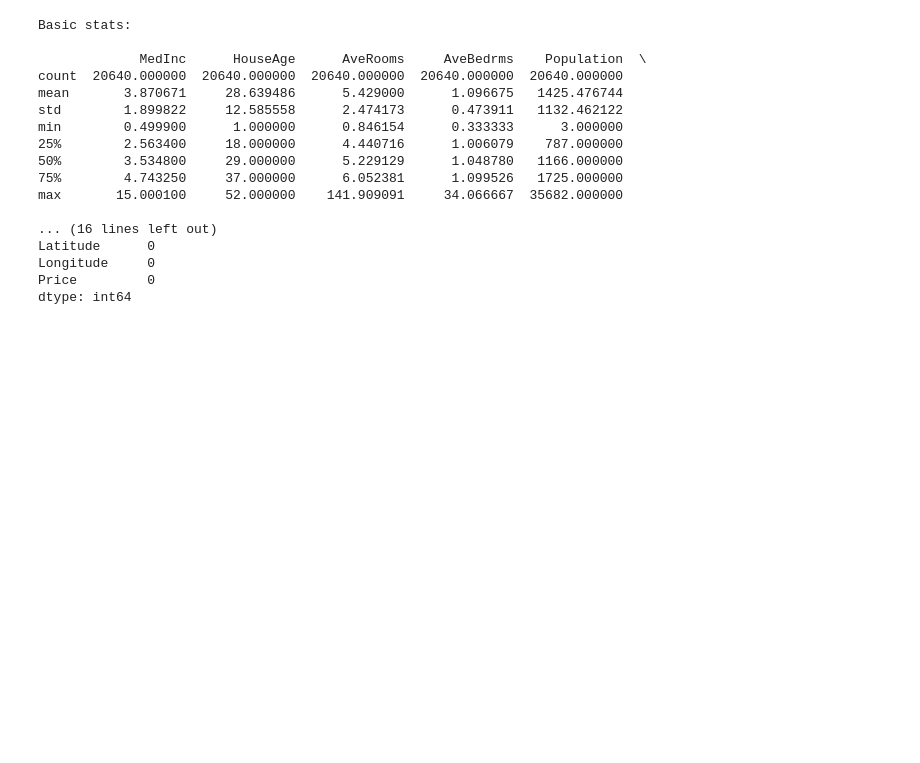
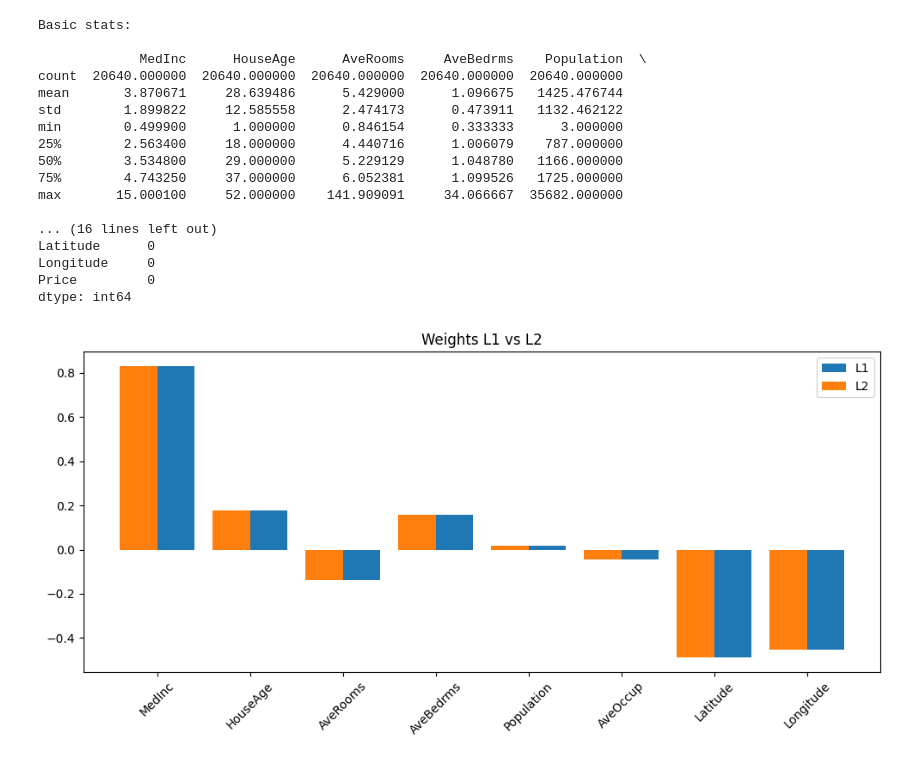
Before and after one commit to saaadil/Spider_ML_Task_0, a Jupyter notebook: Linear_Regression.ipynb, the cells around one changed output. Cells and saved outputs as stored; diff of their text form; code cells hidden in the pictures; blank space fills up the shorter version.

Commit message:
weights l1 vs l2 plot

```diff
--- a/Linear_Regression.ipynb
+++ b/Linear_Regression.ipynb
@@ -101,3 +101,17 @@ epochs=1000
 
 w1,b1,loss1=gradient_descent(X_train, y_train, alpha, lambdax, epochs, mode='l1')
 w2,b2,loss2=gradient_descent(X_train, y_train, alpha, lambdax, epochs, mode='l2')
+# %%
+features=data.feature_names
+x_pos=np.arange(len(features))
+
+plt.figure(figsize=(10,5))
+plt.bar(x_pos+0.2, w1.flatten(), 0.4, label='L1')
+plt.bar(x_pos-0.2, w2.flatten(), 0.4, label='L2')
+plt.xticks(x_pos, features, rotation=45)
+plt.title('Weights L1 vs L2')
+plt.legend()
+plt.tight_layout()
+plt.show()
+# %% [output]
+[figure, added]
```
